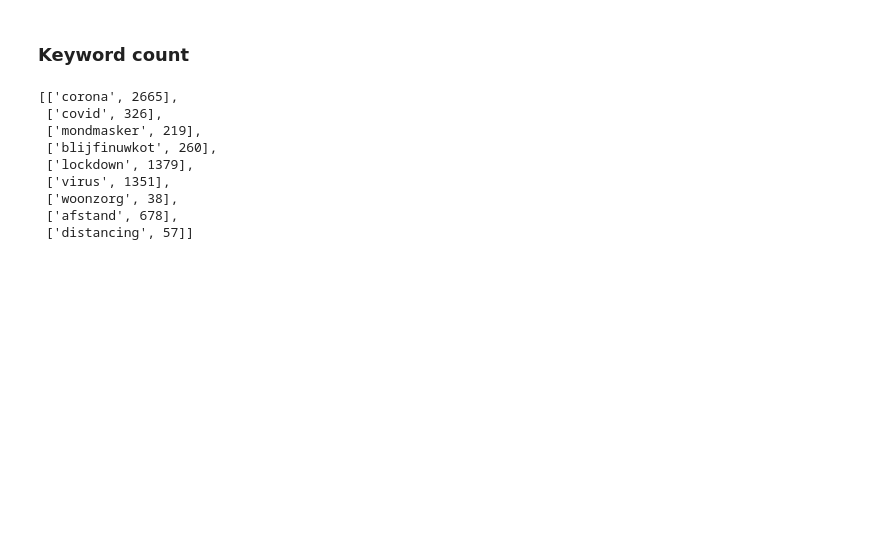
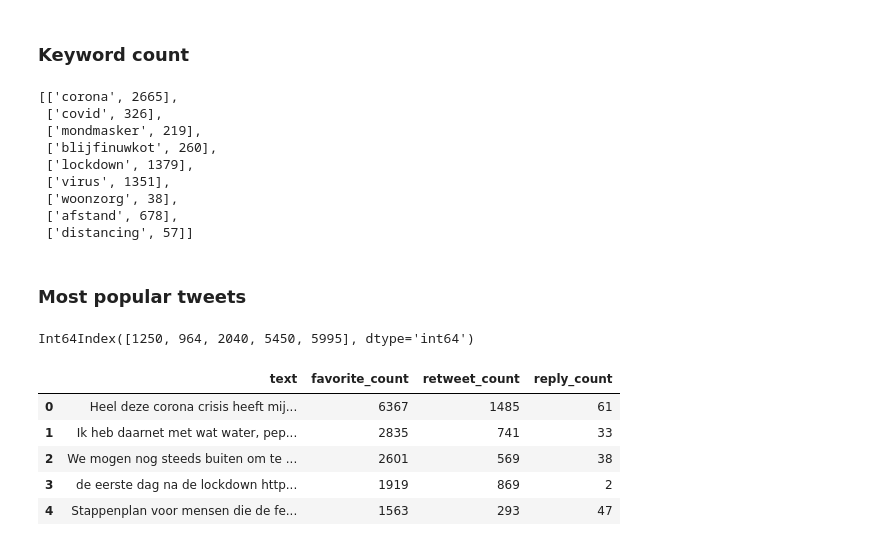
Before and after one commit to mydios/Big-Data-Science---Twitter-API-project, a Jupyter notebook: Tweets.ipynb, the cells around one changed output. Saved outputs shown, nothing was run; the diff lists cells and outputs as text; code cells hidden in the pictures; blank space fills up the shorter version.

Commit message:
Added most popular tweets

```diff
--- a/Tweets.ipynb
+++ b/Tweets.ipynb
@@ -113,6 +113,8 @@ df = df[['date', 'id', 'text', 'time', 'retweeted', 'favorite_count', 'retweet_c
 df.to_csv('data/tweets.csv')
 # %% [markdown]
 ## Analyzing data
+# %%
+df = pd.read_csv('data/tweets.csv')
 # %% [markdown]
 ### Tweet locations
 # %%
@@ -237,3 +239,21 @@ df_keywords = pd.DataFrame(data=keyword_count, columns=['keyword', 'count'])
 # %%
 # Write to the demo folder
 df_keywords.to_csv('demo/data/keyword_count.csv')
+# %% [markdown]
+### Most popular tweets
+# %%
+most_popular = df[['favorite_count', 'retweet_count', 'reply_count']].sum(axis=1).sort_values(ascending=False).head(5)
+most_popular.index
+# %% [output]
+Int64Index([1250, 964, 2040, 5450, 5995], dtype='int64')
+# %%
+most_popular_df = df.loc[most_popular.index].reset_index()[['text', 'favorite_count','retweet_count', 'reply_count']]
+# %%
+most_popular_df
+# %% [output]
+|  | text | favorite_count | retweet_count | reply_count |
+| 0 | Heel deze corona crisis heeft mij... | 6367 | 1485 | 61 |
+| 1 | Ik heb daarnet met wat water, pep... | 2835 | 741 | 33 |
+| 2 | We mogen nog steeds buiten om te ... | 2601 | 569 | 38 |
+| 3 | de eerste dag na de lockdown http... | 1919 | 869 | 2 |
+| 4 | Stappenplan voor mensen die de fe... | 1563 | 293 | 47 |
```
Also changed, not shown: parts of 2 cells of this notebook, 6 other files.
